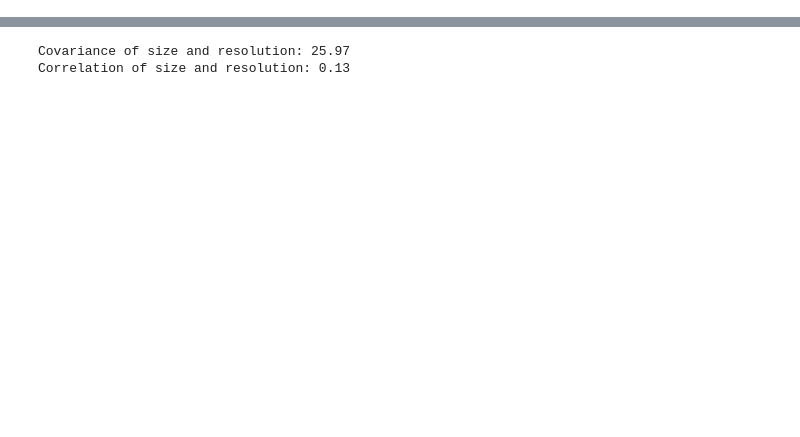
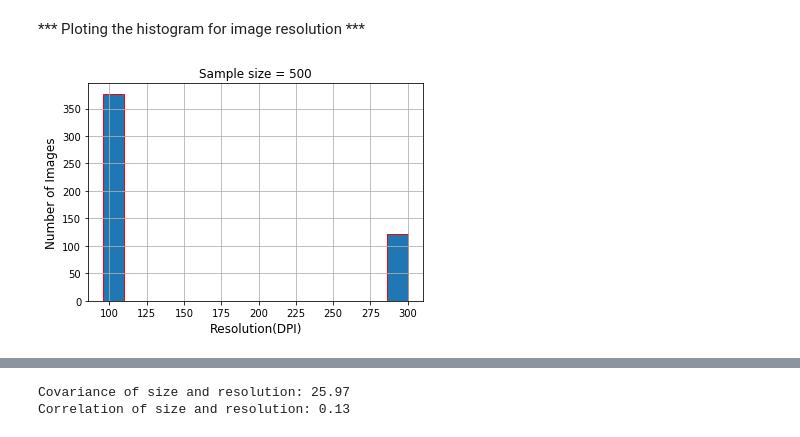
Before and after one commit to UNCG-CSE/Poststorm_Imagery, a Jupyter notebook: src/python/psic/image_analysis/image_size_and_resolution_stats.ipynb, the cells around one changed output, grey strips where cells are left out. Drawn from its saved outputs; the diff is of its cells as text; code cells hidden in the pictures; blank space fills up the shorter version.

```diff
--- a/src/python/psic/image_analysis/image_size_and_resolution_stats.ipynb
+++ b/src/python/psic/image_analysis/image_size_and_resolution_stats.ipynb
@@ -129,0 +156,12 @@ Confidence interval: (147.46736321314708, 163.66863678685294)
+# %% [markdown]
+*** Ploting the histogram for image resolution ***
+# %%
+matplotlib.rc('axes', labelsize=12)
+matplotlib.rc('axes', titlesize=12)
+pd.DataFrame(image_data).hist(column="resolution(DPI)", bins=15, ec='red')
+plt.xlabel("Resolution(DPI)")
+plt.ylabel( "Number of Images")
+plt.title("Sample size = " + str(ct.shape[0]+1) + str())
+plt.savefig('images_reso_hist.png', dpi = 100)
+# %% [output]
+[figure, added]
```
Also changed, not shown: parts of 42 cells of this notebook, 6 other files.
